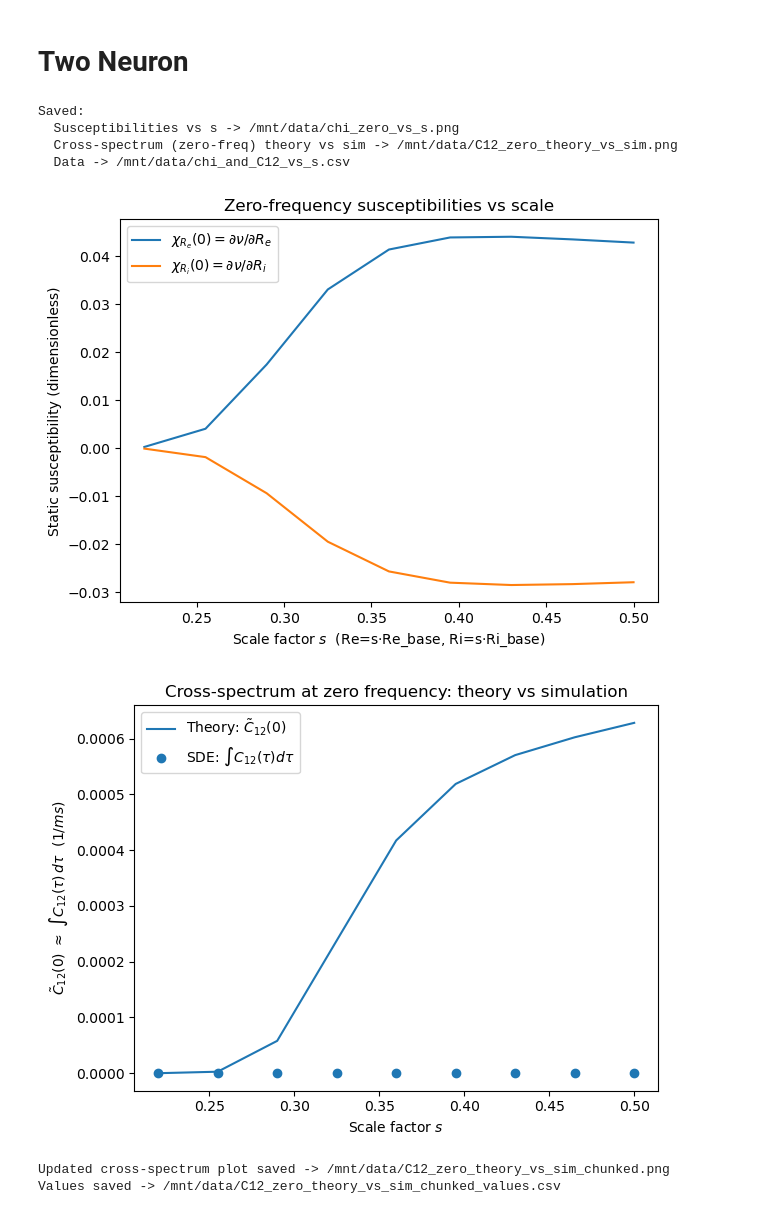
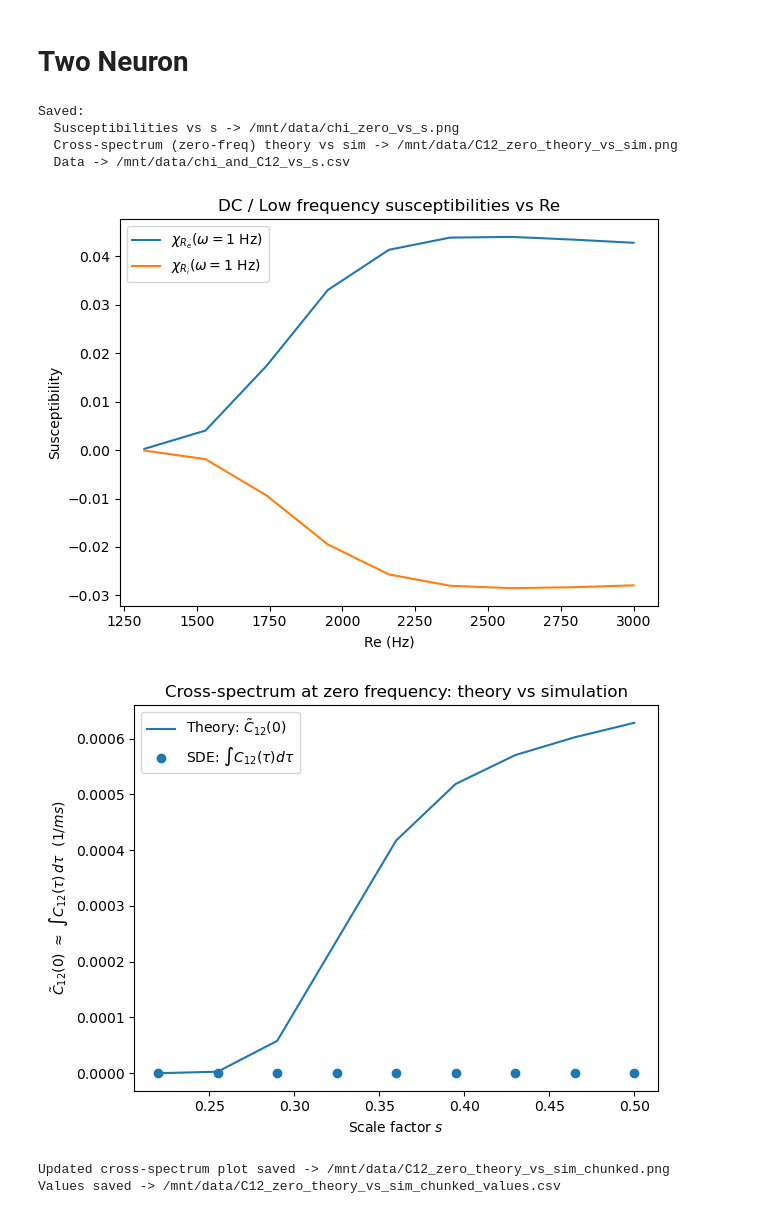
Before and after one commit to yuesha-yc/Conductance-Neurons, a Jupyter notebook: python_analysis/2025_11_12/linear_response.ipynb, the cells around one changed output. Saved outputs shown, nothing was run; the diff lists cells and outputs as text; code cells hidden in the pictures.

Commit message:
linear response calculations

```diff
--- a/python_analysis/2025_11_12/linear_response.ipynb
+++ b/python_analysis/2025_11_12/linear_response.ipynb
@@ -791,7 +791,7 @@ tau_L = 20.0      # ms
 E_L   = -70.0     # mV
 E_e   = 0.0       # mV
 E_i   = -80.0     # mV
-V_th  = -50.0     # mV
+V_th  = -55.0     # mV
 V_re  = -65.0     # mV
 V_lb  = -100.0    # mV
 
@@ -1084,11 +1084,12 @@ for s in s_vals:
     dc_sim_hz.append(amp_hz)
 
 plt.figure()
-plt.plot(s_vals, dc_theory_hz)          # theory solid
-plt.scatter(s_vals, dc_sim_hz)          # sim dots
+plt.plot(s_vals, dc_theory_hz, label='theory')          # theory solid
+plt.scatter(s_vals, dc_sim_hz, label='simulation')          # sim dots
 plt.xlabel('Scale factor $s$')
 plt.ylabel(r'$|\hat r_{R_e}(1\ \mathrm{Hz})|$ (Hz)')
 plt.title('DC (1 Hz) check vs scale')
+plt.legend()
 plt.tight_layout()
 plt.savefig('dc_check_vs_s_clean.png', dpi=160)
 
@@ -1157,0 +1938,20 @@ Saved files:
+# %%
+# plot the omega=1 Hz response versus Re
+omega_1Hz = 1.0
+responses_1Hz = []
+Re_values = s_vals * Re_base
+for s in s_vals:
+    Re = s*Re_base; Ri = s*Ri_base
+    ops, r0, P0, J0, p0, j0 = solve_steady(Re, Ri)
+    f_Re = build_f_Re(P0)
+    rhat = rhat_Re(ops, f_Re, Re1, 2*np.pi*omega_1Hz/1000.0)
+    responses_1Hz.append(np.abs(rhat) * 1000.0)
+plt.figure()
+plt.plot(Re_values * 1000, responses_1Hz, color='blue')
+plt.xlabel('Excitatory rate $R_e$ (Hz)')
+plt.ylabel(r'$|\hat r_{R_e}(1\ \mathrm{Hz})|$ (Hz)')
+plt.title('Rate response magnitude at 1 Hz vs excitatory rate')
+plt.tight_layout()
+plt.xlim(1300, 2750)
+plt.ylim(6, 6.5)
+plt.savefig('magnitude_1Hz_vs_Re_clean.png', dpi=300)
@@ -1566,49 +2368,51 @@ for s in s_vals:
 
 # (1) χ_Re(0) and χ_Ri(0) vs s
 plt.figure()
-plt.plot(s_vals, chi_Re, label=r'$\chi_{R_e}(0)=\partial\nu/\partial R_e$')
-plt.plot(s_vals, chi_Ri, label=r'$\chi_{R_i}(0)=\partial\nu/\partial R_i$')
-plt.xlabel('Scale factor $s$  (Re=s·Re_base, Ri=s·Ri_base)')
-plt.ylabel('Static susceptibility (dimensionless)')
-plt.title('Zero-frequency susceptibilities vs scale')
+# plt.plot(s_vals, chi_Re, label=r'$\chi_{R_e}(0)=\partial\nu/\partial R_e$')
+# plt.plot(s_vals, chi_Ri, label=r'$\chi_{R_i}(0)=\partial\nu/\partial R_i$')
+plt.plot(s_vals * Re_base * 1000, chi_Re, label=r'$\chi_{R_e}(\omega=1\ \mathrm{Hz})$')
+plt.plot(s_vals * Re_base * 1000, chi_Ri, label=r'$\chi_{R_i}(\omega=1\ \mathrm{Hz})$')
+plt.xlabel('Re (Hz)')
+plt.ylabel('Susceptibility')
+plt.title('DC / Low frequency susceptibilities vs Re')
 plt.legend()
 plt.tight_layout()
-plt.savefig('chi_zero_vs_s.png', dpi=160)
+plt.savefig('chi_zero_vs_s.png', dpi=300)
 
 # (2) Predicted vs simulated  \tilde C12(0)  vs s
 plt.figure()
 plt.plot(s_vals, pred_C12, label='Theory: $\\tilde C_{12}(0)$')
 plt.scatter(s_vals, sim_C12, label='SDE: $\\int C_{12}(\\tau) d\\tau$')
 plt.xlabel('Scale factor $s$')
 plt.ylabel(r'$ \tilde C_{12}(0) \ \approx\ \int C_{12}(\tau)\,d\tau \ \ (1/ms)$')
 plt.title('Cross-spectrum at zero frequency: theory vs simulation')
 plt.legend()
 plt.tight_layout()
-plt.savefig('C12_zero_theory_vs_sim.png', dpi=160)
+plt.savefig('C12_zero_theory_vs_sim.png', dpi=300)
 
 # Save numeric table
 df = pd.DataFrame({
     's': s_vals,
     'Re_Hz': s_vals*Re_base*1000.0,
     'Ri_Hz': s_vals*Ri_base*1000.0,
     'r0_Hz': r0_list,
     'chi_Re0': chi_Re,
     'chi_Ri0': chi_Ri,
     'pred_C12_per_ms': pred_C12,
     'sim_C12_per_ms': sim_C12
 })
 df.to_csv('chi_and_C12_vs_s.csv', index=False)
 
 print("Saved:")
 print("  Susceptibilities vs s -> /mnt/data/chi_zero_vs_s.png")
 print("  Cross-spectrum (zero-freq) theory vs sim -> /mnt/data/C12_zero_theory_vs_sim.png")
 print("  Data -> /mnt/data/chi_and_C12_vs_s.csv")
 # %% [output]
 Saved:
   Susceptibilities vs s -> /mnt/data/chi_zero_vs_s.png
   Cross-spectrum (zero-freq) theory vs sim -> /mnt/data/C12_zero_theory_vs_sim.png
   Data -> /mnt/data/chi_and_C12_vs_s.csv
-[figure, old version]
+[figure, new version]
 [figure]
 # %%
 # Fix the estimator for ∫ C12: use count covariance across many non-overlapping chunks.
```
Also changed, not shown: parts of 5 cells of this notebook, 14 other files.
